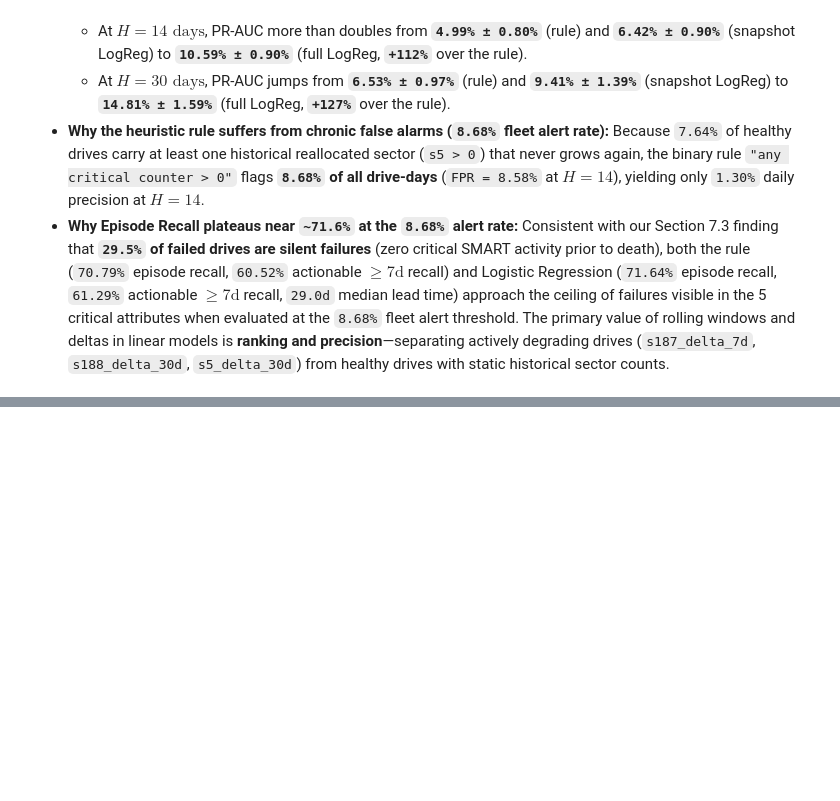
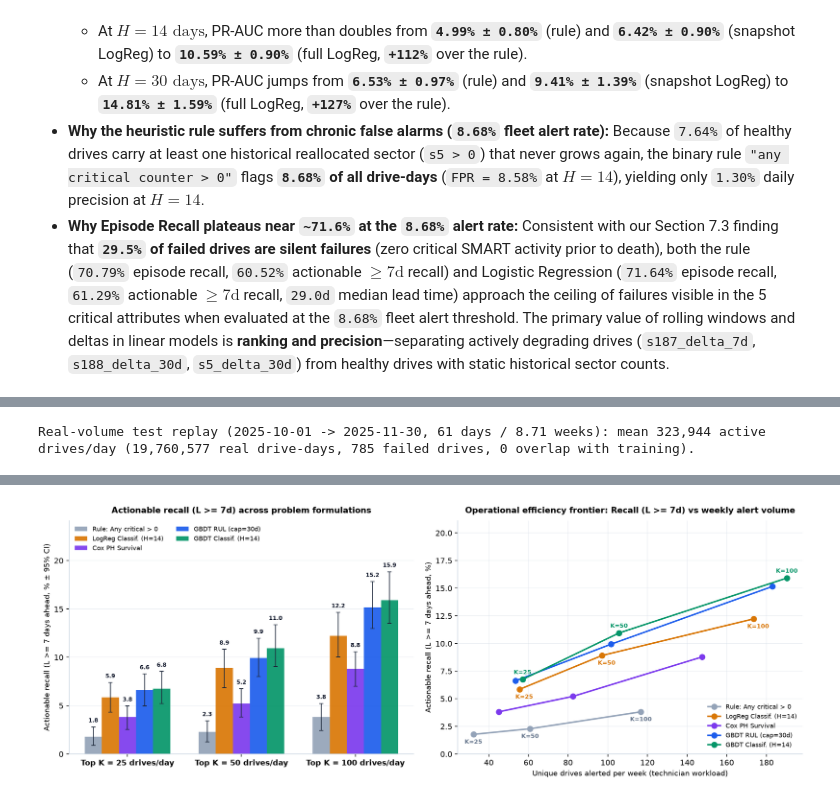
Before and after one commit to tarteeg/disk-failure-analysis, a Jupyter notebook: notebooks/eda_full_2025.ipynb, the cells around one changed output, grey strips where cells are left out. Drawn from its saved outputs; the diff is of its cells as text; code cells hidden in the pictures; blank space fills up the shorter version.

Commit message:
Models, evaluation (RQ2)

```diff
--- a/notebooks/eda_full_2025.ipynb
+++ b/notebooks/eda_full_2025.ipynb
@@ -2511,0 +2522,79 @@ finish(fig, "baselines_comparison")
+# %%
+# Section 9.1: Main formulations comparison under day-by-day top-K replay (K in {25, 50, 100})
+DAILY_COUNTS_CSV = cfg.cache_dir / "real_test_daily_fleet_counts.csv"
+FORMULATIONS_CSV = cfg.cache_dir / "rq2_formulations_comparison.csv"
+
+daily_counts = pd.read_csv(DAILY_COUNTS_CSV)
+main_comp_df = pd.read_csv(FORMULATIONS_CSV)
+
+print(
+    f"Real-volume test replay (2025-10-01 -> 2025-11-30, 61 days / 8.71 weeks): "
+    f"mean {daily_counts['active_test_drives'].mean():,.0f} active drives/day "
+    f"({daily_counts['active_test_drives'].sum():,} real drive-days, "
+    f"{int(daily_counts['failures_on_day'].sum())} failed drives, 0 overlap with training)."
+)
+
+def format_rq2_table(df: pd.DataFrame) -> pd.DataFrame:
+    out = pd.DataFrame()
+    out["Model / Formulation"] = df["model"]
+    out["Top K / day"] = df["K_per_day"]
+    out["Recall L>=3d (95% CI)"] = df.apply(
+        lambda r: f"{r['rec_ge3d_pct']:.1f}% [{r['rec_ge3d_ci_low']:.1f}, {r['rec_ge3d_ci_high']:.1f}]", axis=1
+    )
+    out["Recall L>=7d (95% CI)"] = df.apply(
+        lambda r: f"{r['rec_ge7d_pct']:.1f}% [{r['rec_ge7d_ci_low']:.1f}, {r['rec_ge7d_ci_high']:.1f}]", axis=1
+    )
+    out["Recall L>=14d (95% CI)"] = df.apply(
+        lambda r: f"{r['rec_ge14d_pct']:.1f}% [{r['rec_ge14d_ci_low']:.1f}, {r['rec_ge14d_ci_high']:.1f}]", axis=1
+    )
+    out["Med Lead Time (95% CI)"] = df.apply(
+        lambda r: f"{r['med_lead_days']:.1f}d [{r['med_lead_ci_low']:.1f}, {r['med_lead_ci_high']:.1f}]", axis=1
+    )
+    out["Unique Drives / Week (95% CI)"] = df.apply(
+        lambda r: f"{r['uniq_drives_per_week']:.1f} [{r['uniq_wk_ci_low']:.1f}, {r['uniq_wk_ci_high']:.1f}]", axis=1
+    )
+    out["Drive Precision (%)"] = df["drive_precision_pct"].map(lambda x: f"{x:.1f}%")
+    return out.set_index(["Top K / day", "Model / Formulation"])
+
+main_disp = format_rq2_table(main_comp_df.sort_values(["K_per_day", "rec_ge7d_pct"]))
+display(main_disp)
+
+# Plot Actionable Recall (L >= 7d) and Operational Efficiency Frontier (Recall vs Unique Drives / Week)
+K_LIST = [25, 50, 100]
+fig, axes = plt.subplots(1, 2, figsize=(14, 5.2), dpi=160)
+model_palette = [
+    ("Rule: Any critical > 0", "Rule: Any critical > 0", "#94A3B8"),
+    ("LogReg Classification (H=14)", "LogReg Classif. (H=14)", "#D97706"),
+    ("Cox PH Survival (14d risk)", "Cox PH Survival", "#7C3AED"),
+    ("GBDT RUL Regression (cap=30d)", "GBDT RUL (cap=30d)", "#1D5DEC"),
+    ("GBDT Classification (H=14)", "GBDT Classif. (H=14)", "#059669"),
+]
+ax = axes[0]
+kx = np.arange(len(K_LIST))
+bw = 0.15
+for i, (m_key, m_label, color) in enumerate(model_palette):
+    sub = main_comp_df[main_comp_df["model"] == m_key].sort_values("K_per_day")
+    y_vals = sub["rec_ge7d_pct"].values
+    ci_lows, ci_highs = sub["rec_ge7d_ci_low"].values, sub["rec_ge7d_ci_high"].values
+    bars = ax.bar(kx + (i - 2)*bw, y_vals, width=bw, yerr=[y_vals - ci_lows, ci_highs - y_vals], capsize=2.5, color=color, alpha=0.92, label=m_label)
+    for bar, v, c_hi in zip(bars, y_vals, ci_highs):
+        ax.text(bar.get_x() + bar.get_width()/2, c_hi + 0.35, f"{v:.1f}", ha="center", va="bottom", fontsize=7.3, fontweight="bold")
+ax.set_xticks(kx)
+ax.set_xticklabels([f"Top K = {k} drives/day" for k in K_LIST], fontweight="bold")
+ax.set_ylabel("Actionable recall (L >= 7 days ahead, % ± 95% CI)")
+ax.set_title("Actionable recall (L >= 7d) across problem formulations", fontweight="bold")
+ax.legend(frameon=False, fontsize=8.2, loc="upper left", ncol=2)
+ax.set_ylim(0, max(main_comp_df["rec_ge7d_ci_high"]) * 1.28)
+
+ax2 = axes[1]
+for m_key, m_label, color in model_palette:
+    sub = main_comp_df[main_comp_df["model"] == m_key].sort_values("K_per_day")
+    ax2.plot(sub["uniq_drives_per_week"], sub["rec_ge7d_pct"], "o-", color=color, linewidth=2.0, markersize=7, label=m_label)
+ax2.set_xlabel("Unique drives alerted per week (technician workload)")
+ax2.set_ylabel("Actionable recall (L >= 7 days ahead, %)")
+ax2.set_title("Operational efficiency frontier: Recall (L >= 7d) vs weekly alert volume", fontweight="bold")
+ax2.legend(frameon=False, fontsize=8.2, loc="lower right")
+ax2.set_ylim(0, max(main_comp_df["rec_ge7d_ci_high"]) * 1.12)
+finish(fig, "rq2_formulations_replay")
+# %% [output]
+Real-volume test replay (2025-10-01 -> 2025-11-30, 61 days / 8.71 weeks): mean 323,944 active drives/day (19,760,577 real drive-days, 785 failed drives, 0 overlap with training).
@@ -2511,0 +2618 @@ finish(fig, "baselines_comparison")
+[figure, added]
```
Also changed, not shown: parts of 10 cells of this notebook, 2 other files.
